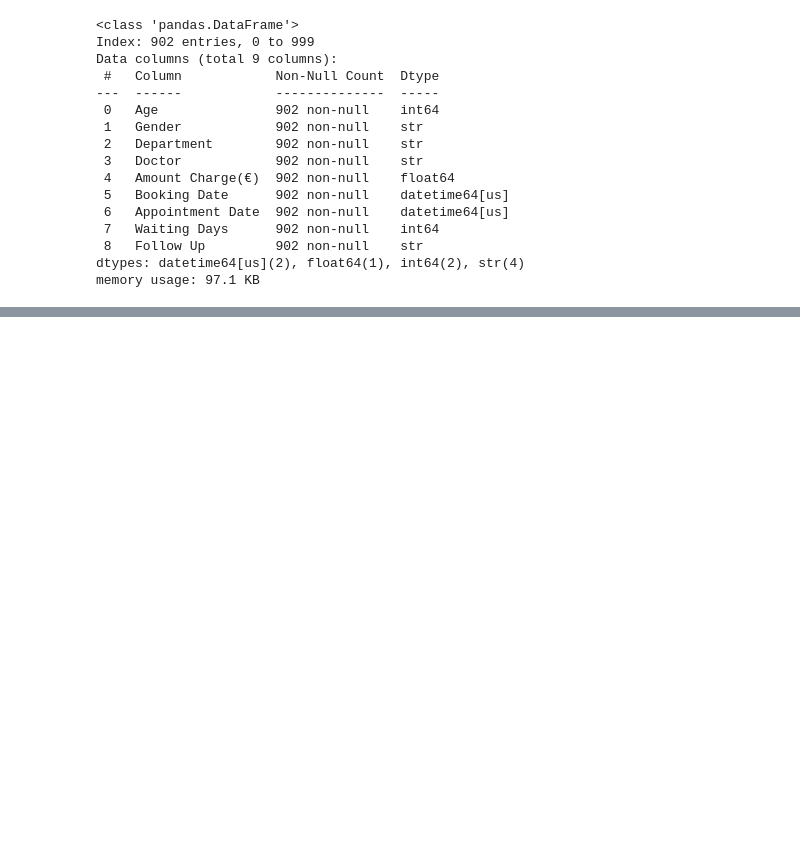
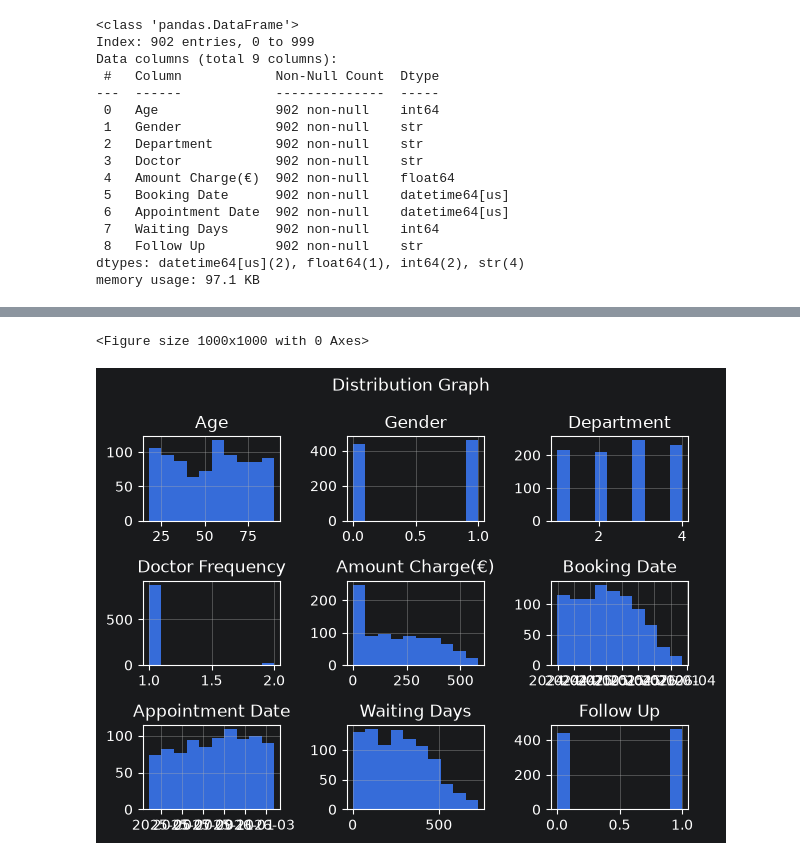
Before and after one commit to Thecular/ML-Practice-Projects, a Jupyter notebook: ML-Clinic.ipynb, the cells around one changed output, grey strips where cells are left out. Drawn from its saved outputs; the diff is of its cells as text; code cells hidden in the pictures; blank space fills up the shorter version.

Commit message:
EDA(Exploratory Data Analysis) Stage.

```diff
--- a/ML-Clinic.ipynb
+++ b/ML-Clinic.ipynb
@@ -364,2 +362,11 @@ memory usage: 91.4 KB
 # %%
 #EDA Stage.
+#Univariant analysis; histogram graph for distribution
+plt.figure(figsize=(10,10))#Size of the plot.
+clinic.hist()
+plt.suptitle("Distribution Graph", fontsize=12)
+plt.tight_layout()
+plt.show();
+# %% [output]
+<Figure size 1000x1000 with 0 Axes>
+[figure, added]
```
Also changed, not shown: parts of 7 cells of this notebook, 1 other file.
